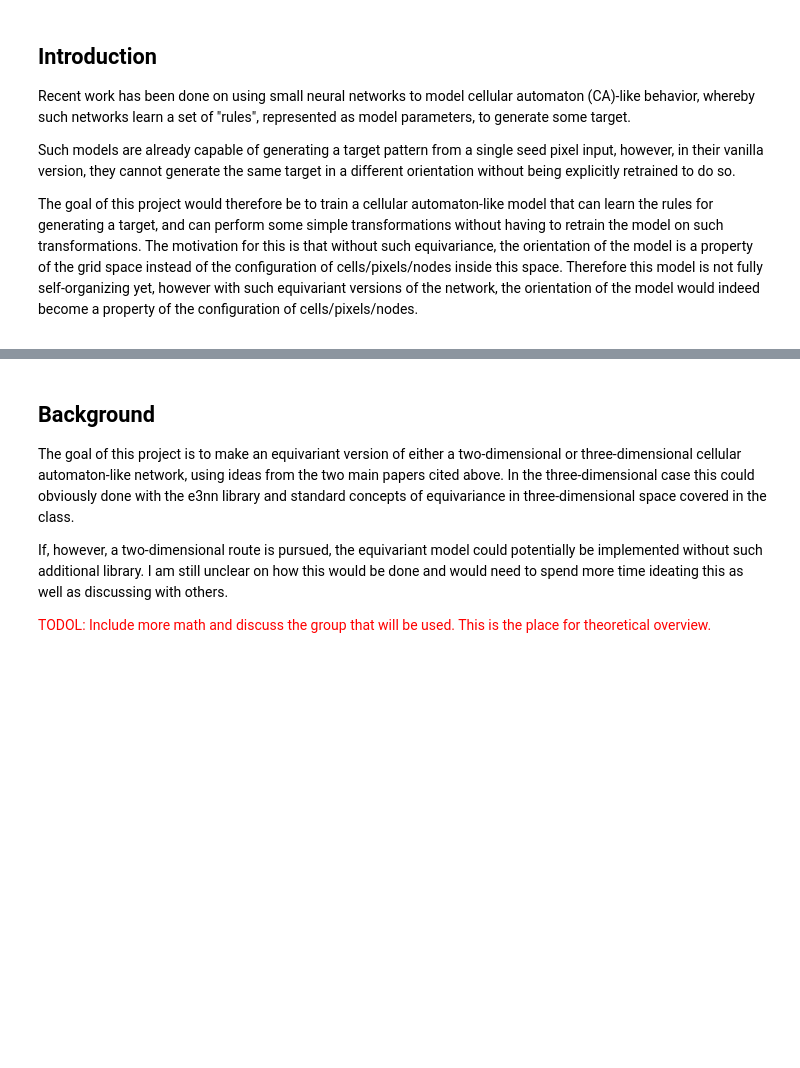
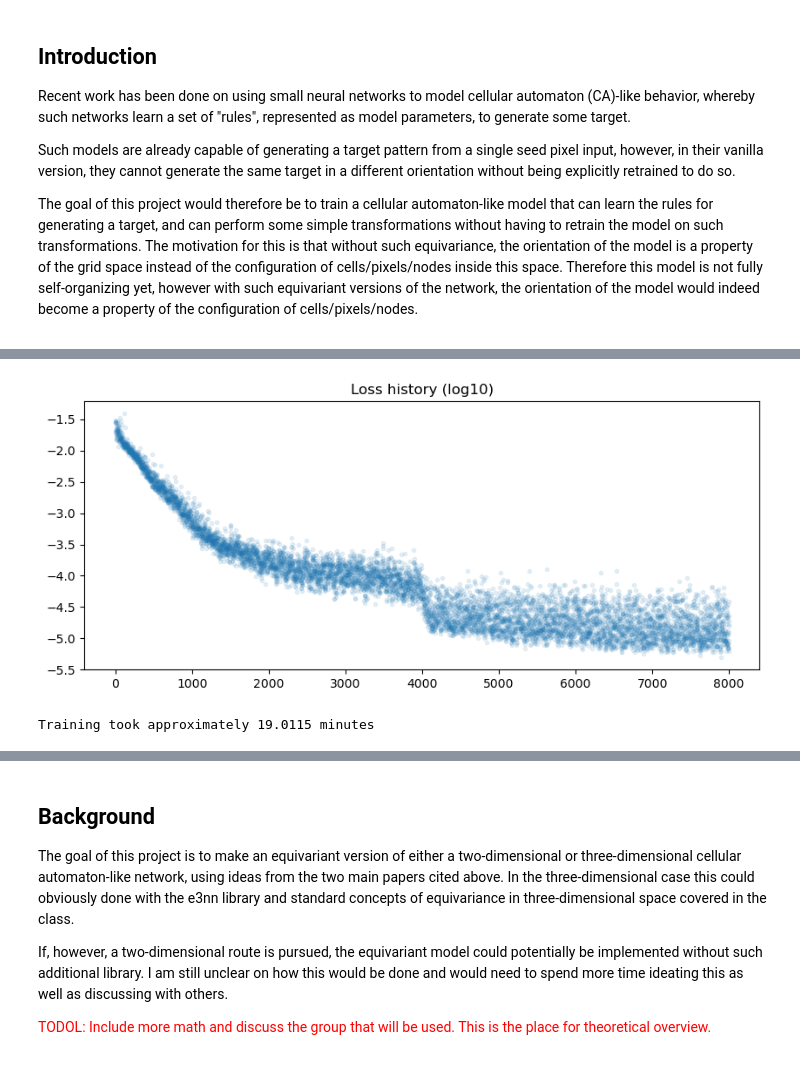
Before and after one commit to Radevsi/cellular-automata, a Jupyter notebook: symmetry/computational_essay/submission.ipynb, the cells around one changed output, grey strips where cells are left out. Saved outputs shown, nothing was run; the diff lists cells and outputs as text; code cells hidden in the pictures; blank space fills up the shorter version.

```diff
--- a/symmetry/computational_essay/submission.ipynb
+++ b/symmetry/computational_essay/submission.ipynb
@@ -21,0 +327,10 @@ A <a href="https://proceedings.neurips.cc/paper/2021/hash/af87f7cdcda223c41c3f3e
+# %%
+ca_original = load_ca_model(CAModelOriginal, 'original_model', device=device)
+loss_log_original = load_np_array('original_model')
+elapsed_time_original = load_np_array('original_model', foldername='train_time')
+
+plot_loss(loss_log_original)
+print(f"Training took approximately {elapsed_time_original.item()} minutes")
+# %% [output]
+[figure, added]
+Training took approximately 19.0115 minutes
```
Also changed, not shown: parts of 24 cells of this notebook, 31 other files.
